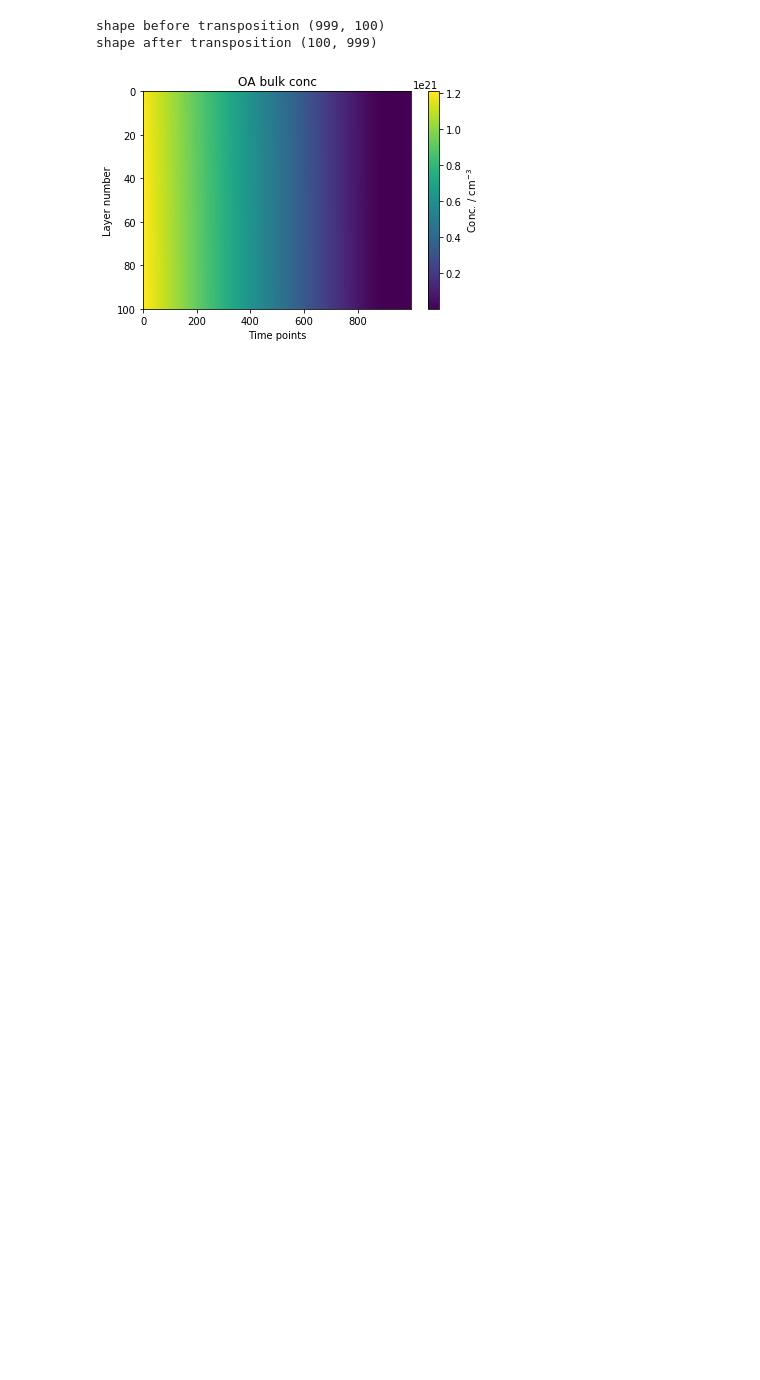
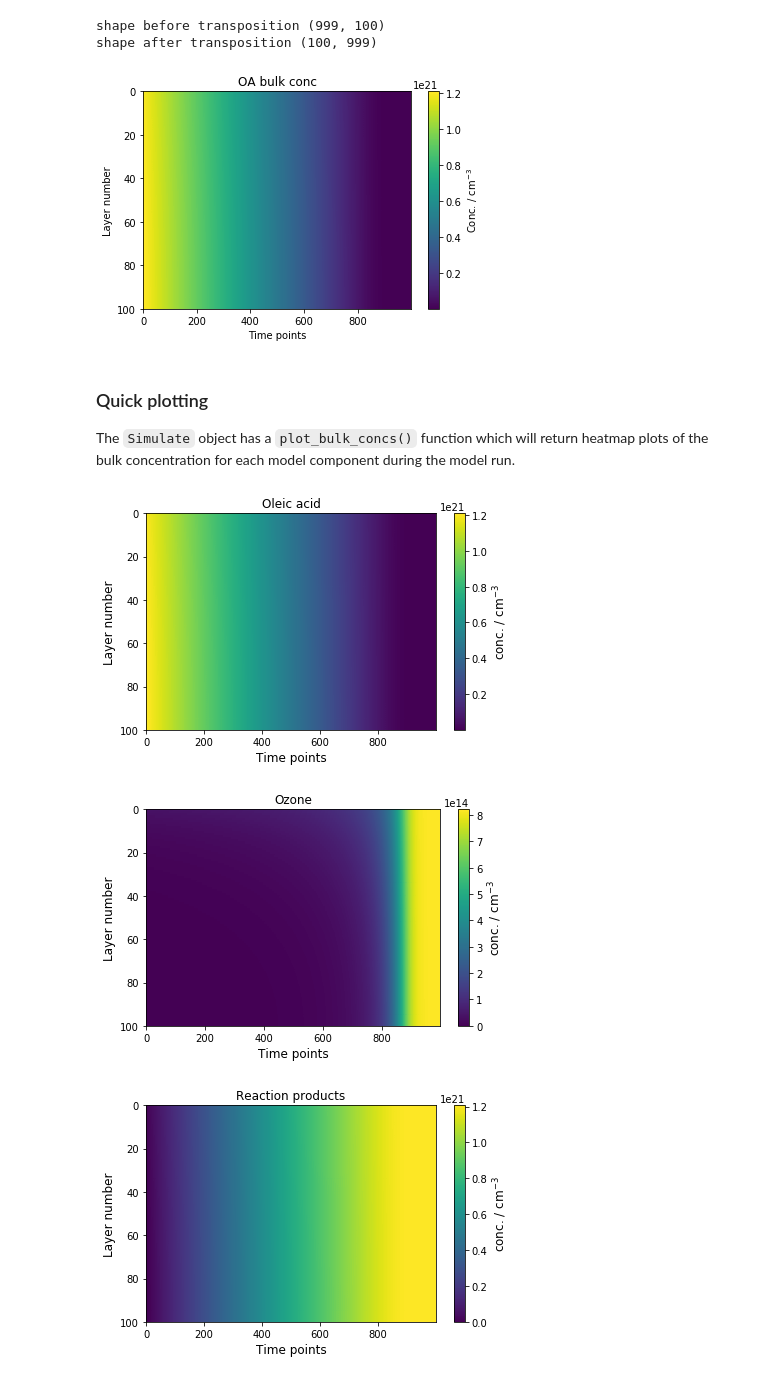
Before and after one commit to tintin554/multilayerpy, a Jupyter notebook: multilayerpy_crash_course.ipynb, the cells around one changed output. Drawn from its saved outputs; the diff is of its cells as text; code cells hidden in the pictures; blank space fills up the shorter version.

```diff
--- a/multilayerpy_crash_course.ipynb
+++ b/multilayerpy_crash_course.ipynb
@@ -94,7 +92,6 @@ Now we can construct the model using `ModelBuilder` in MultilayerPy. This requir
 # %%
 # create the model object, ignore [1,2,3] etc at the end
-model = kmsub_model_build.ModelBuilder(reaction_scheme,model_components_dict,diff_regime,[1,2,3],[3,2,1],
-                                 100)
+model = kmsub_model_build.ModelBuilder(reaction_scheme,model_components_dict,diff_regime)
 
 # build the model. Will save a file, don't include the date in the model filename
 model.build(date=False)
@@ -211,0 +206,9 @@ shape after transposition (100, 999)
+# %% [markdown]
+### Quick plotting
+The `Simulate` object has a `plot_bulk_concs()` function which will return heatmap plots of the bulk concentration for each model component during the model run.
+# %%
+sim.plot_bulk_concs()
+# %% [output]
+[figure, added]
+[figure, added]
+[figure, added]
```
Also changed, not shown: parts of 10 cells of this notebook, 4 other files.
